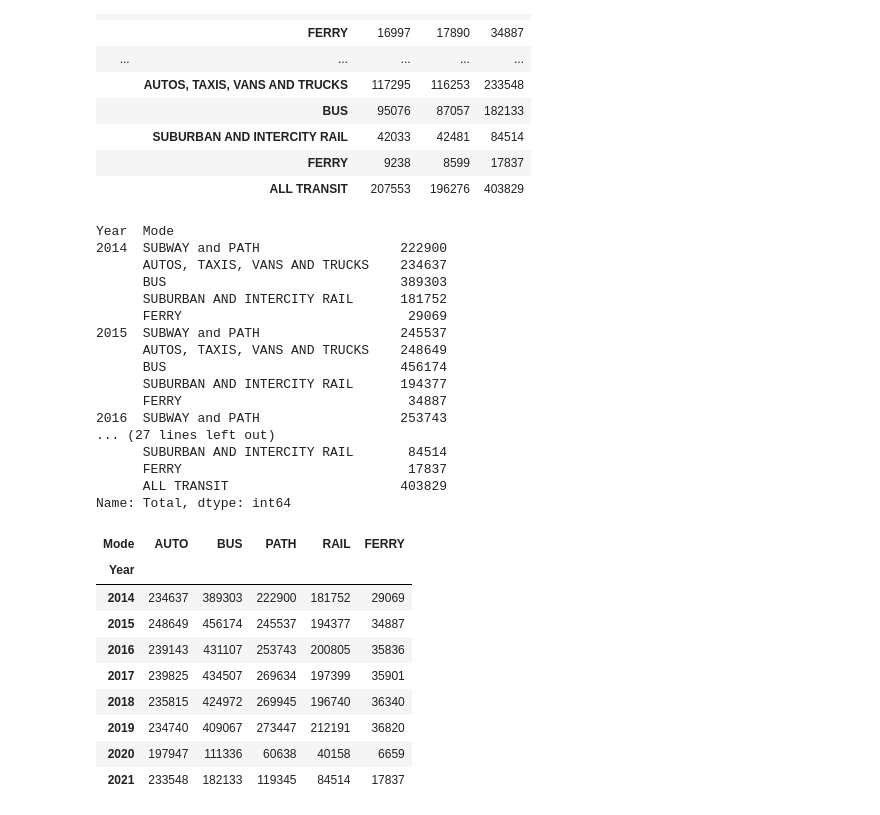
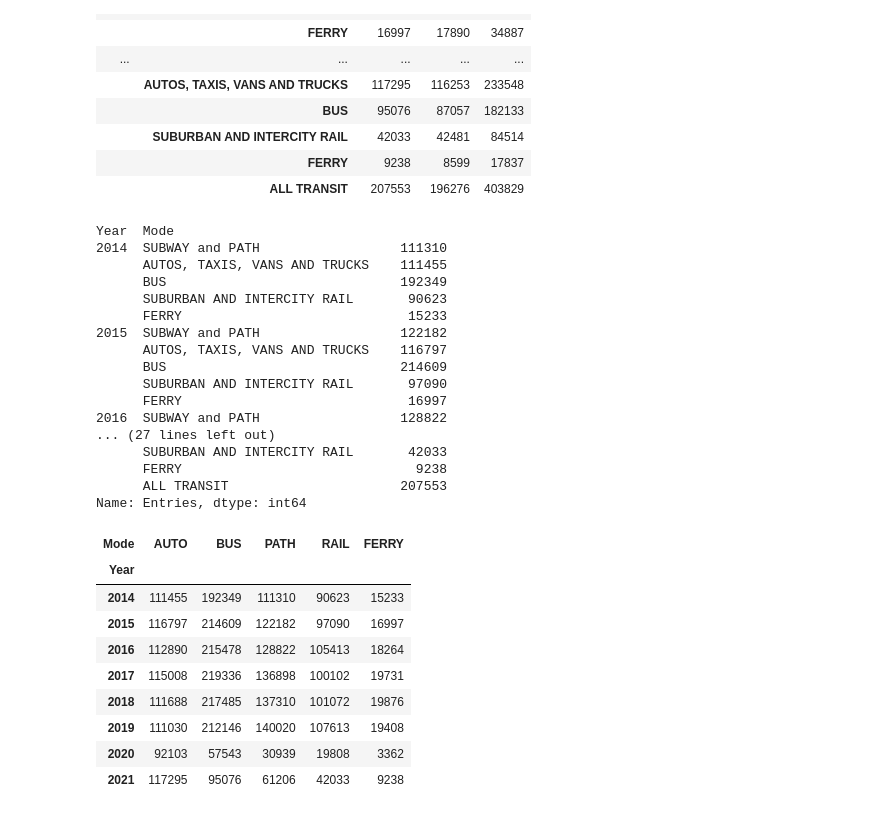
Before and after one commit to hudcostreets/hudson-transit, a Jupyter notebook: nymtc/nj-ny-day-volumes.ipynb, the cells around one changed output. Cells and saved outputs as stored; diff of their text form; code cells hidden in the pictures.

```diff
--- a/nymtc/nj-ny-day-volumes.ipynb
+++ b/nymtc/nj-ny-day-volumes.ipynb
@@ -65,58 +65,58 @@ qrs
 |  | FERRY | 9238 | 8599 | 17837 |
 |  | ALL TRANSIT | 207553 | 196276 | 403829 |
 # %%
-njs = qrs.Total
+njs = qrs.Entering.rename('Entries')
 njs
 # %% [output]
 Year  Mode
-2014  SUBWAY and PATH                  222900
-      AUTOS, TAXIS, VANS AND TRUCKS    234637
-      BUS                              389303
-      SUBURBAN AND INTERCITY RAIL      181752
-      FERRY                             29069
-2015  SUBWAY and PATH                  245537
-      AUTOS, TAXIS, VANS AND TRUCKS    248649
-      BUS                              456174
-      SUBURBAN AND INTERCITY RAIL      194377
-      FERRY                             34887
-2016  SUBWAY and PATH                  253743
+2014  SUBWAY and PATH                  111310
+      AUTOS, TAXIS, VANS AND TRUCKS    111455
+      BUS                              192349
+      SUBURBAN AND INTERCITY RAIL       90623
+      FERRY                             15233
+2015  SUBWAY and PATH                  122182
+      AUTOS, TAXIS, VANS AND TRUCKS    116797
+      BUS                              214609
+      SUBURBAN AND INTERCITY RAIL       97090
+      FERRY                             16997
+2016  SUBWAY and PATH                  128822
 ... (27 lines left out)
-      SUBURBAN AND INTERCITY RAIL       84514
-      FERRY                             17837
-      ALL TRANSIT                      403829
-Name: Total, dtype: int64
+      SUBURBAN AND INTERCITY RAIL       42033
+      FERRY                              9238
+      ALL TRANSIT                      207553
+Name: Entries, dtype: int64
 # %%
 modes = (
     njs
     .to_frame()
     .reset_index()
-    .pivot(index='Year', columns='Mode', values='Total')
+    .pivot(index='Year', columns='Mode', values='Entries')
 )
 modes.loc[~modes['SUBWAY and PATH'].isna(), 'PATH'] = modes['SUBWAY and PATH']
 modes.loc[~modes['SUBWAY/PATH'].isna(), 'PATH'] = modes['SUBWAY/PATH']
 modes = (
     modes
     .drop(columns=['ALL TRANSIT', 'SUBWAY and PATH', 'SUBWAY/PATH'])
     .astype(int)
     .rename(columns={
         'AUTOS, TAXIS, VANS AND TRUCKS': 'AUTO',
         'SUBURBAN AND INTERCITY RAIL': 'RAIL',
         'FERRY ': 'FERRY'
     })
 )
 modes = modes[['AUTO', 'BUS', 'PATH', 'RAIL', 'FERRY']]
 modes
 # %% [output]
 | Mode | AUTO | BUS | PATH | RAIL | FERRY |
 | Year |  |  |  |  |  |
-| 2014 | 234637 | 389303 | 222900 | 181752 | 29069 |
-| 2015 | 248649 | 456174 | 245537 | 194377 | 34887 |
-| 2016 | 239143 | 431107 | 253743 | 200805 | 35836 |
-| 2017 | 239825 | 434507 | 269634 | 197399 | 35901 |
-| 2018 | 235815 | 424972 | 269945 | 196740 | 36340 |
-| 2019 | 234740 | 409067 | 273447 | 212191 | 36820 |
-| 2020 | 197947 | 111336 | 60638 | 40158 | 6659 |
-| 2021 | 233548 | 182133 | 119345 | 84514 | 17837 |
+| 2014 | 111455 | 192349 | 111310 | 90623 | 15233 |
+| 2015 | 116797 | 214609 | 122182 | 97090 | 16997 |
+| 2016 | 112890 | 215478 | 128822 | 105413 | 18264 |
+| 2017 | 115008 | 219336 | 136898 | 100102 | 19731 |
+| 2018 | 111688 | 217485 | 137310 | 101072 | 19876 |
+| 2019 | 111030 | 212146 | 140020 | 107613 | 19408 |
+| 2020 | 92103 | 57543 | 30939 | 19808 | 3362 |
+| 2021 | 117295 | 95076 | 61206 | 42033 | 9238 |
 # %%
 import plotly.express as px
 # %%
```
Also changed, not shown: parts of 3 cells of this notebook, 4 other files.
